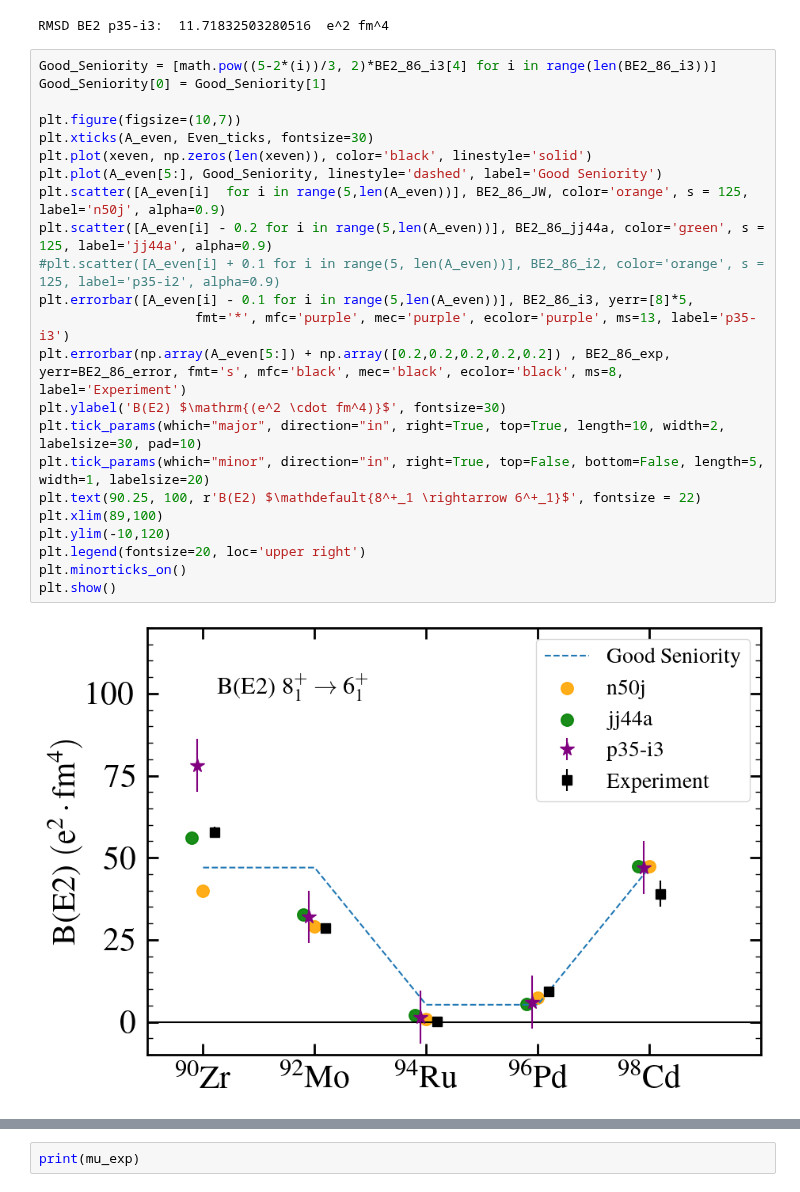
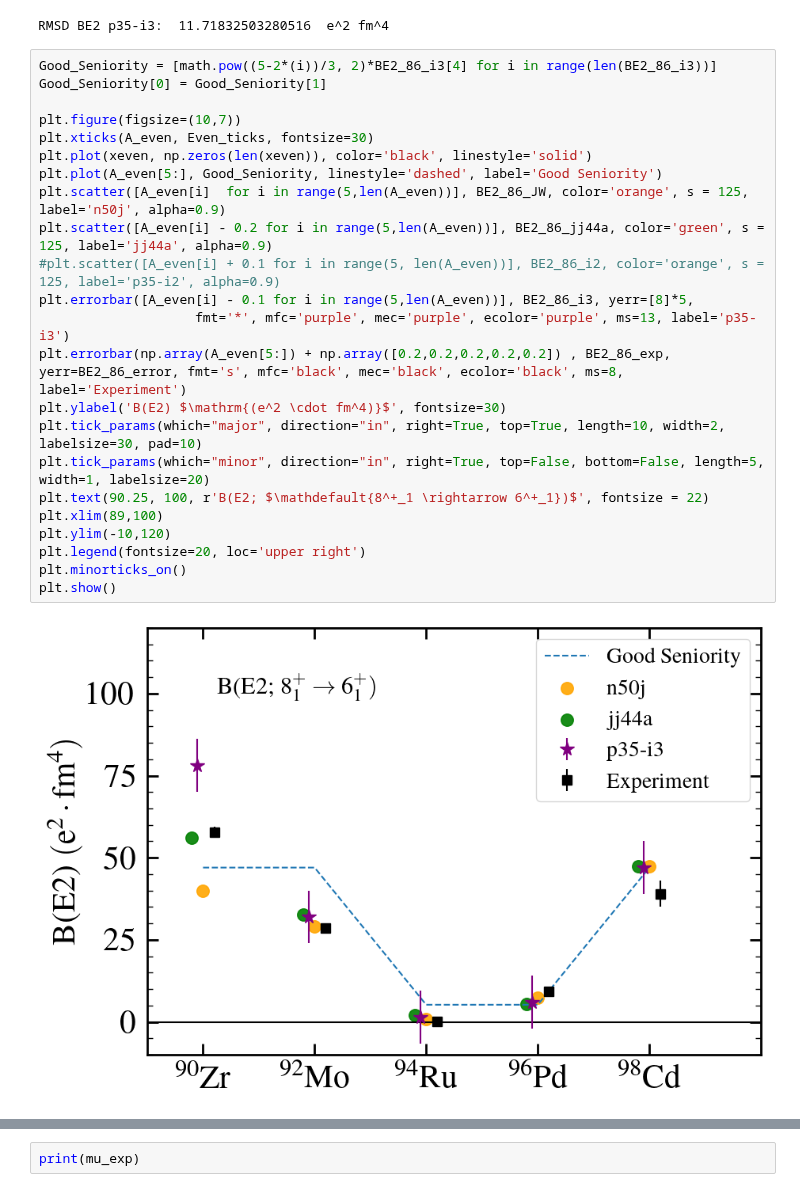
Before and after one commit to JordanPurcell/Research, a Jupyter notebook: plots/EM_properties.ipynb, the cells around one changed output, grey strips where cells are left out. Saved outputs shown, nothing was run; the diff lists cells and outputs as text.

```diff
--- a/plots/EM_properties.ipynb
+++ b/plots/EM_properties.ipynb
@@ -560,28 +560,28 @@ RMSD BE2 p35-i3:  11.71832503280516  e^2 fm^4
 # %%
 Good_Seniority = [math.pow((5-2*(i))/3, 2)*BE2_86_i3[4] for i in range(len(BE2_86_i3))]
 Good_Seniority[0] = Good_Seniority[1]
 
 plt.figure(figsize=(10,7))
 plt.xticks(A_even, Even_ticks, fontsize=30)
 plt.plot(xeven, np.zeros(len(xeven)), color='black', linestyle='solid')
 plt.plot(A_even[5:], Good_Seniority, linestyle='dashed', label='Good Seniority')
 plt.scatter([A_even[i]  for i in range(5,len(A_even))], BE2_86_JW, color='orange', s = 125, label='n50j', alpha=0.9)
 plt.scatter([A_even[i] - 0.2 for i in range(5,len(A_even))], BE2_86_jj44a, color='green', s = 125, label='jj44a', alpha=0.9)
 #plt.scatter([A_even[i] + 0.1 for i in range(5, len(A_even))], BE2_86_i2, color='orange', s = 125, label='p35-i2', alpha=0.9)
 plt.errorbar([A_even[i] - 0.1 for i in range(5,len(A_even))], BE2_86_i3, yerr=[8]*5,
                     fmt='*', mfc='purple', mec='purple', ecolor='purple', ms=13, label='p35-i3')
 plt.errorbar(np.array(A_even[5:]) + np.array([0.2,0.2,0.2,0.2,0.2]) , BE2_86_exp, yerr=BE2_86_error, fmt='s', mfc='black', mec='black', ecolor='black', ms=8, label='Experiment')
 plt.ylabel('B(E2) $\mathrm{(e^2 \cdot fm^4)}$', fontsize=30)
 plt.tick_params(which="major", direction="in", right=True, top=True, length=10, width=2, labelsize=30, pad=10)
 plt.tick_params(which="minor", direction="in", right=True, top=False, bottom=False, length=5, width=1, labelsize=20)
-plt.text(90.25, 100, r'B(E2) $\mathdefault{8^+_1 \rightarrow 6^+_1}$', fontsize = 22)
+plt.text(90.25, 100, r'B(E2; $\mathdefault{8^+_1 \rightarrow 6^+_1})$', fontsize = 22)
 plt.xlim(89,100)
 plt.ylim(-10,120)
 plt.legend(fontsize=20, loc='upper right')
 plt.minorticks_on()
 plt.show()
 # %% [output]
-[figure, old version]
+[figure, new version]
 # %%
 x = [i for i in range(-65,100)]
 plt.figure(figsize=(10,7))
```
Also changed, not shown: parts of 7 cells of this notebook, 7 other files.
